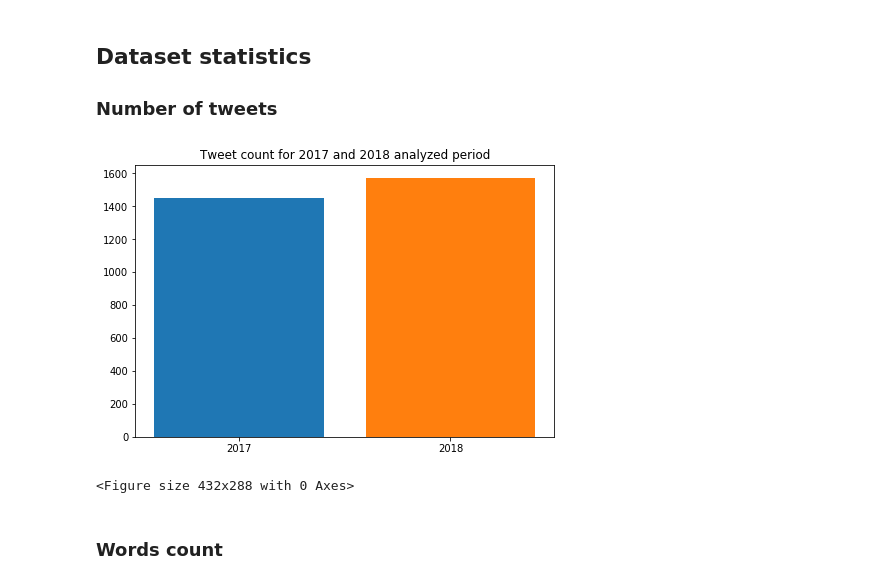
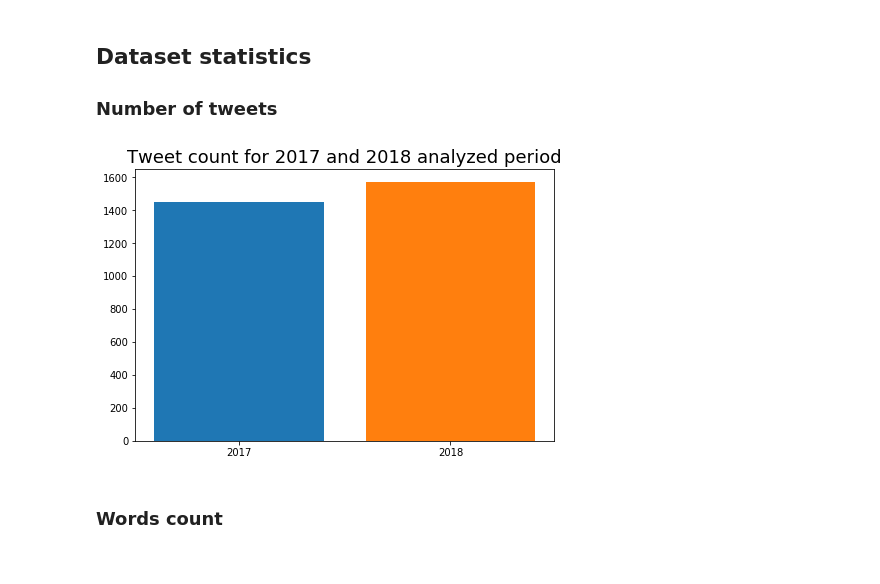
Before and after one commit to damiclem/feminism_network, a Jupyter notebook: analysis.ipynb, the cells around one changed output. Drawn from its saved outputs; the diff is of its cells as text; code cells hidden in the pictures.

```diff
--- a/analysis.ipynb
+++ b/analysis.ipynb
@@ -59,18 +59,17 @@ tweets.head()
 # %%
 # Define words from tweets of 2017 and the ones from tweets of 2018
 tweets_2017 = tweets.id_str[tweets.created_at.dt.year == 2017].values
 tweets_2018 = tweets.id_str[tweets.created_at.dt.year == 2018].values
 
 # Show tweets distribution
 fig, ax = plt.subplots(figsize=(7.5, 5))
-_ = ax.set_title('Tweet count for 2017 and 2018 analyzed period')
+_ = ax.set_title('Tweet count for 2017 and 2018 analyzed period', fontsize=18)
 _ = ax.bar(['2017'], [len(tweets_2017)])
 _ = ax.bar(['2018'], [len(tweets_2018)])
+_ = plt.savefig('images/analysis/tweet_counts.png')
 _ = plt.show()
-_ = plt.savefig('images/analysis/tweet_counts.png')
 # %% [output]
-[figure, old version]
+[figure, new version]
-<Figure size 432x288 with 0 Axes>
 # %% [markdown]
 ### Words count
 # %%
```
Also changed, not shown: parts of 22 cells of this notebook.
